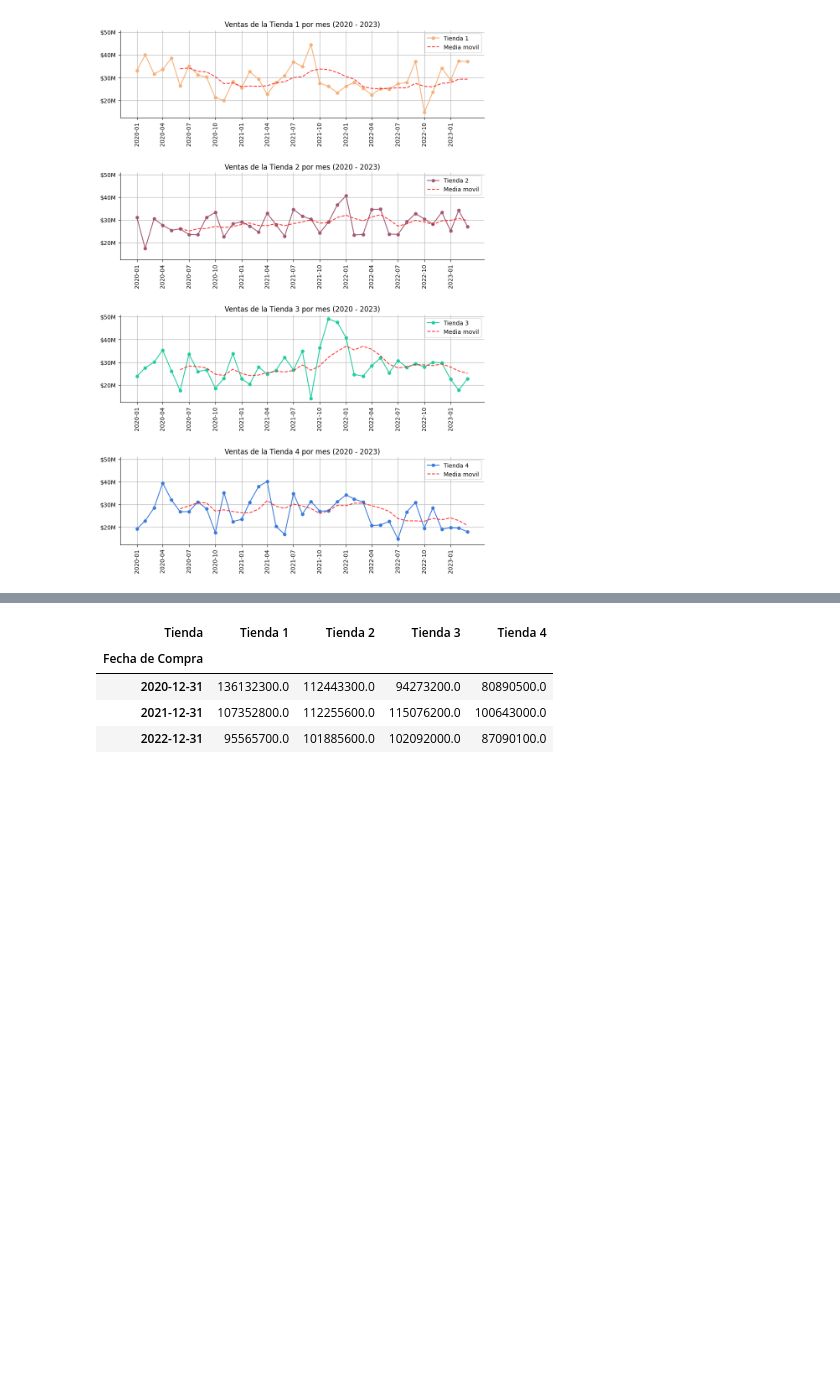
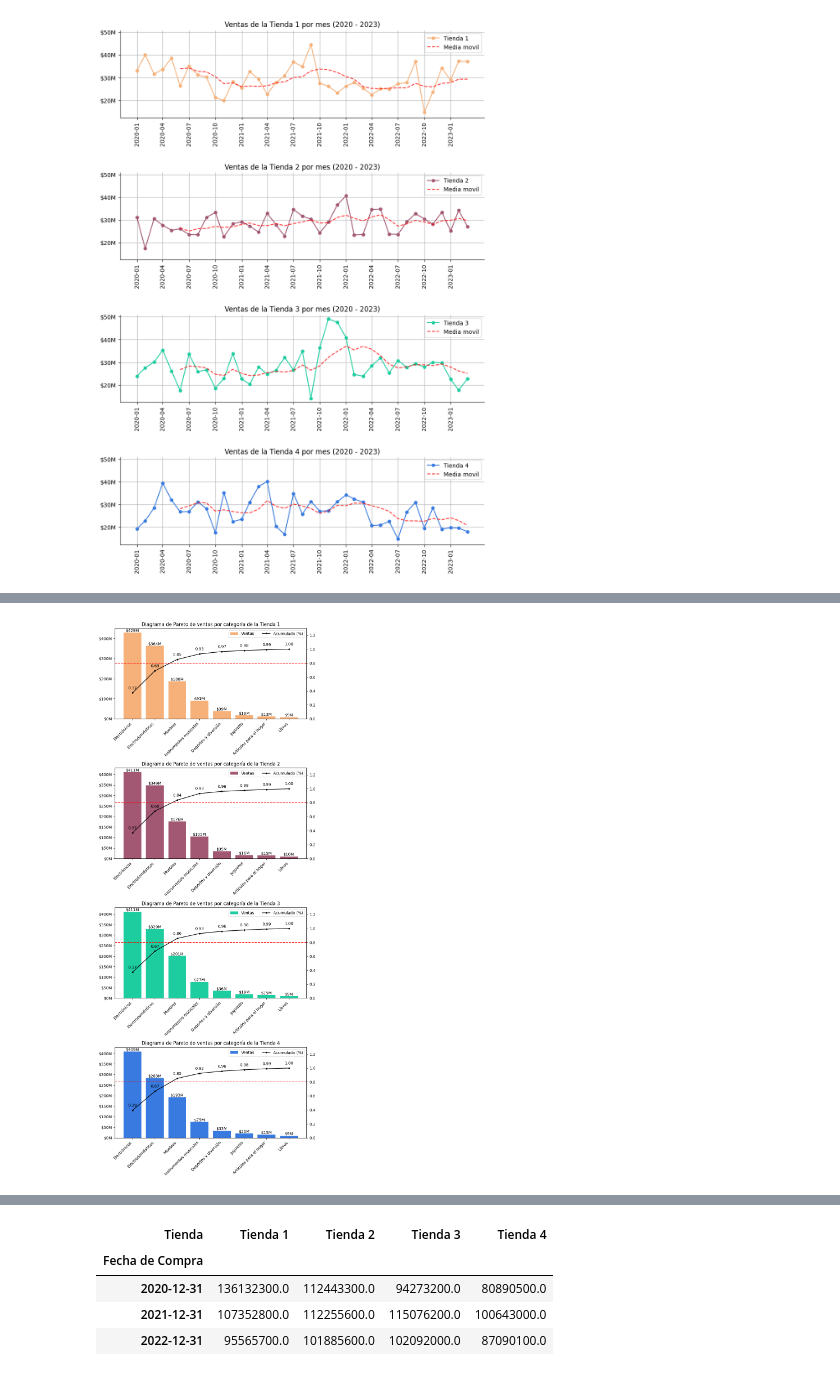
Before and after one commit to ecordovag/challenge_alura_store, a Jupyter notebook: AluraStoreLatam.ipynb, the cells around one changed output, grey strips where cells are left out. Saved outputs shown, nothing was run; the diff lists cells and outputs as text; code cells hidden in the pictures; blank space fills up the shorter version.

```diff
--- a/AluraStoreLatam.ipynb
+++ b/AluraStoreLatam.ipynb
@@ -723,3 +716,68 @@ plt.show()
+# %%
+# Diagrama de Pareto de ventas por categoría
+
+fig, axes = plt.subplots(nrows=4, figsize=(8, 20))
+
+# Colores a usar en las gráficas
+colores = ['#F6B17A', '#A25772', '#1DCD9F', '#387ADF']
+
+# Realizar el gráfico de Pareto
+for i, t, c in zip(range(0,4), ventas_categoria.columns, colores):
+    # Ordenar las ventas de mayor a menor
+    ventas_ordenadas = ventas_categoria[t].sort_values(ascending=False)
+
+    # Crear segundo eje y
+    ax2 = axes[i].twinx()
+    ax2.set_ylim(0, 1.3)
+
+    # Porcentaje acumulado de ventas
+    y = ventas_ordenadas.cumsum()/ventas_ordenadas.sum()
+
+    # Gráfico de barras
+    axes[i].bar(ventas_ordenadas.index, ventas_ordenadas, color=c, label='Ventas')
+
+    # Graficar el porcentaje acumulado
+    ax2.plot(ventas_ordenadas.index, y, color='black', label='Acumulado (%)', marker='o', markersize=3)
+
+    # Agregar etiquetas en el gráfica de linea
+    for x2, y2 in zip(ventas_ordenadas.index, y):
+        ax2.text(x2, y2+0.04, f'{y2:.2f}', ha='center', va='bottom')
+
+    # Dibujar línea de corte al 80%
+    ax2.axhline(0.8, linestyle='--', color='red')
+
+    # Poner valores en las barras
+    for k, v1 in enumerate(ventas_ordenadas):
+        axes[i].text(k, v1+3_000_000, millones(ventas_ordenadas.iloc[k]), ha='center')
+
+    # Formatear los valores del eje y
+    axes[i].yaxis.set_major_formatter(FuncFormatter(millones))
+
+    # Rotar las etiquetas del eje x
+    axes[i].tick_params(axis='x', labelrotation=45)
+
+    # Ajustar alineamiento de etiquetas de eje x
+    for etiqueta in axes[i].get_xticklabels():
+        etiqueta.set_ha('right')
+
+    # Titulo de la grafica
+    axes[i].set_title(f"Diagrama de Pareto de ventas por categoría de la {t}")
+
+    # Mostrar leyendas combinadas
+    objeto1, etiqueta1 = axes[i].get_legend_handles_labels()
+    objeto2, etiqueta2 = ax2.get_legend_handles_labels()
+
+    objetos = objeto1 + objeto2
+    etiquetas = etiqueta1 + etiqueta2
+
+    ax2.legend(objetos, etiquetas, loc='upper right', ncols=2)
+
+
+
+plt.tight_layout()
+plt.show()
+# %% [output]
+[figure, added]
 # %% [markdown]
 <div style="background-color: #e7f3fe; color: #084298; padding: 10px; border-left: 8px solid #2D336B; border-radius: 5px;">
   <strong>Observación:</strong>
```
Also changed, not shown: parts of 88 cells of this notebook.
